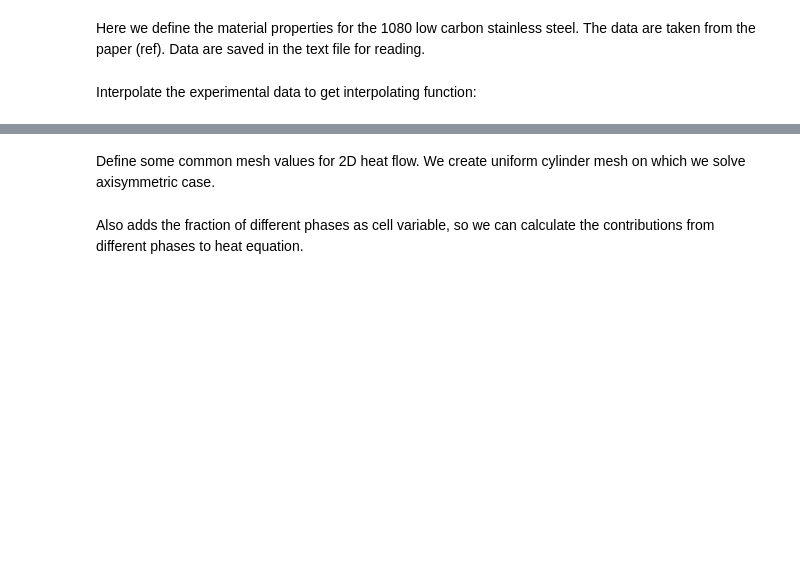
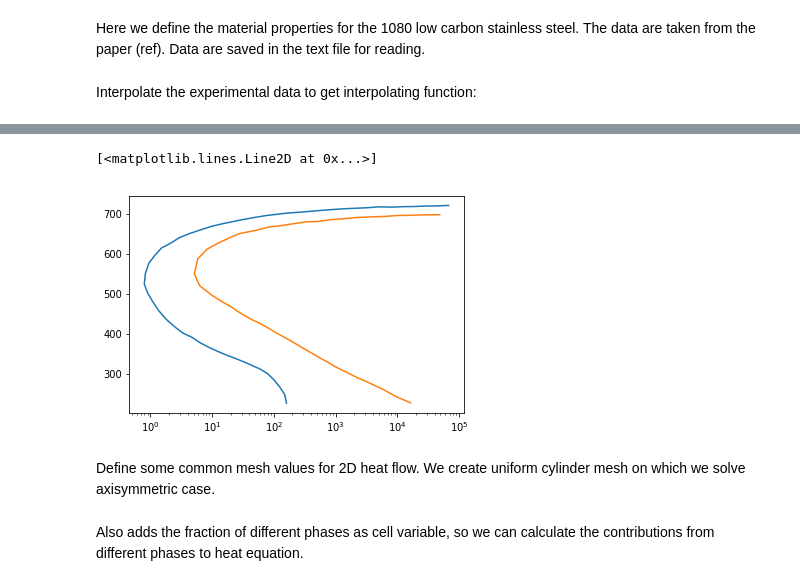
Before and after one commit to Teslos/TTT, a Jupyter notebook: TTT.ipynb, the cells around one changed output, grey strips where cells are left out. Saved outputs shown, nothing was run; the diff lists cells and outputs as text; code cells hidden in the pictures; blank space fills up the shorter version.

Commit message:
code reads TTT data

```diff
--- a/TTT.ipynb
+++ b/TTT.ipynb
@@ -231,3 +243,14 @@ plt.plot(tw,cooling(tw, *hrcP))
+# %%
+def read_ttt():
+    austenite= np.loadtxt(fname='./TTT-diagram1080Austenite.txt', comments='#', delimiter=',', dtype='double')
+    pearlite = np.loadtxt(fname='./TTT-diagram1080Pearlite.txt', comments='#', delimiter=',', dtype='double')
+    return (austenite, pearlite)
+(austenite_line, pearlite_line) = read_ttt()
+plt.semilogx(austenite_line[:,0], austenite_line[:,1])
+plt.semilogx(pearlite_line[:,0], pearlite_line[:,1])
+# %% [output]
+[<matplotlib.lines.Line2D at 0x...>]
+[figure, added]
 # %% [markdown]
 Define some common mesh values for 2D heat flow. We create uniform cylinder mesh on which we solve axisymmetric case.
 # %%
```
Also changed, not shown: parts of 5 cells of this notebook, 2 other files.
